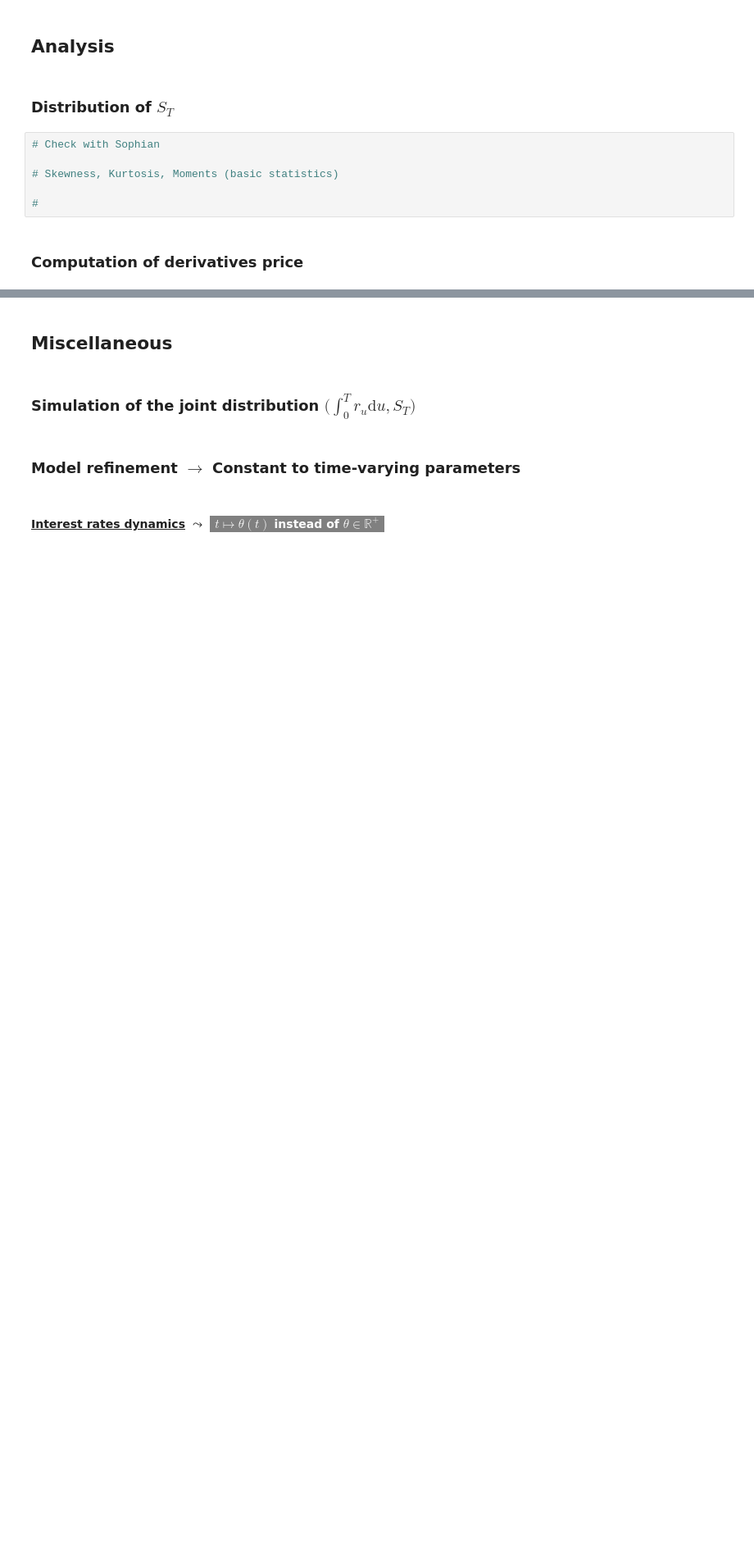
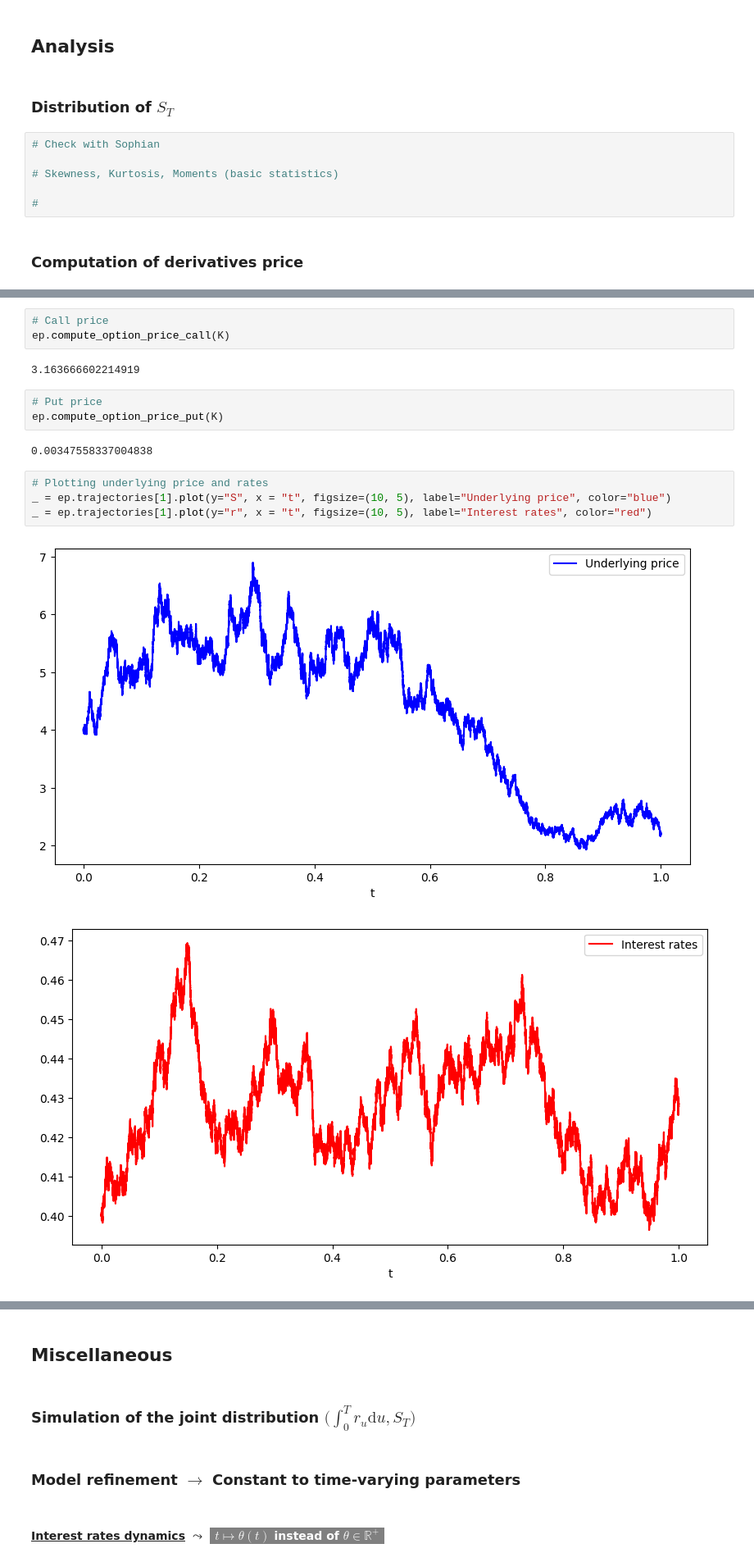
Before and after one commit to lcsrodriguez/CuttingEdge-Milliman, a Jupyter notebook: main.ipynb, the cells around one changed output, grey strips where cells are left out. Shown at 82% size. Cells and saved outputs as stored; diff of their text form; blank space fills up the shorter version.

Commit message:
Adding final implementation of Asian pricer + user instructions on notebook to test it

```diff
--- a/main.ipynb
+++ b/main.ipynb
@@ -417,0 +356,17 @@ CALL_PRICE
+# %%
+# Call price
+ep.compute_option_price_call(K)
+# %% [output]
+3.163666602214919
+# %%
+# Put price
+ep.compute_option_price_put(K)
+# %% [output]
+0.00347558337004838
+# %%
+# Plotting underlying price and rates
+_ = ep.trajectories[1].plot(y="S", x = "t", figsize=(10, 5), label="Underlying price", color="blue")
+_ = ep.trajectories[1].plot(y="r", x = "t", figsize=(10, 5), label="Interest rates", color="red")
+# %% [output]
+[figure, added]
+[figure, added]
```
Also changed, not shown: parts of 32 cells of this notebook, 1 other file.
